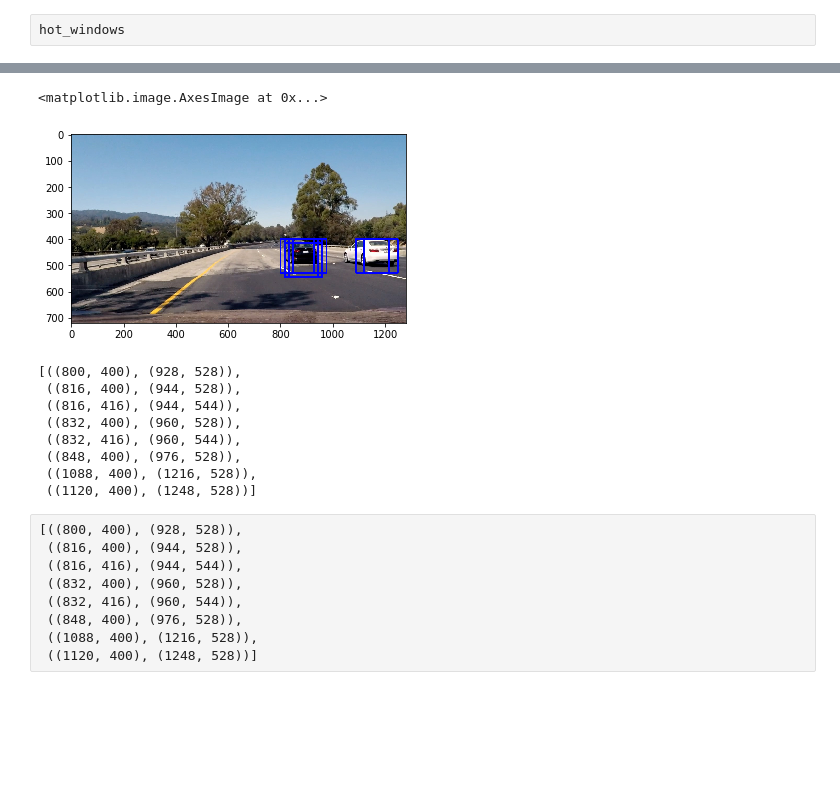
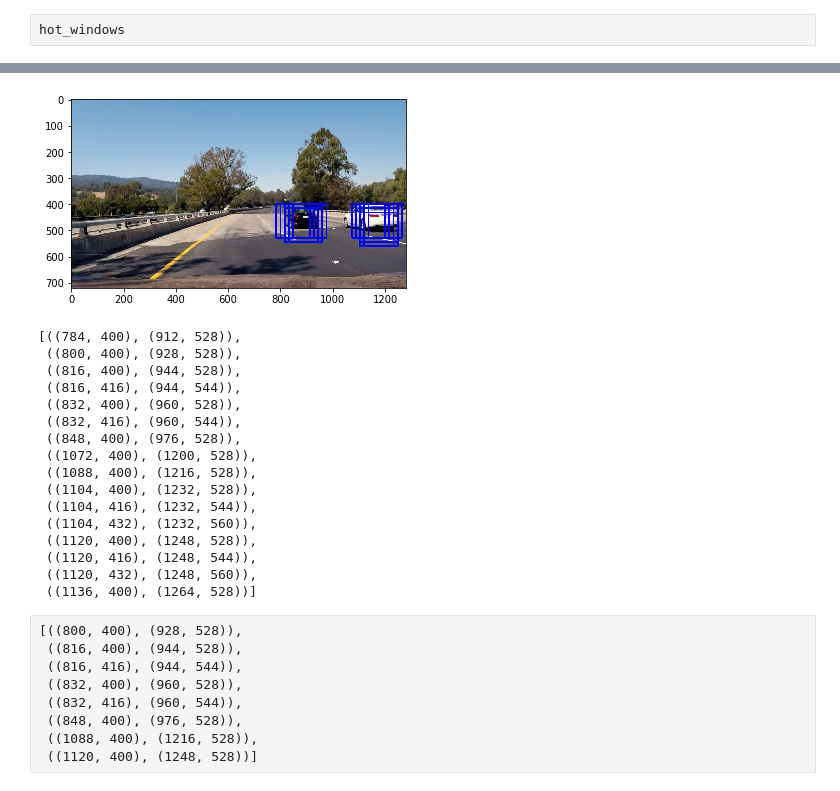
Before and after one commit to tmandzak/CarND-Vehicle-Detection-P5, a Jupyter notebook: SearchClassify.ipynb, the cells around one changed output, grey strips where cells are left out. Cells and saved outputs as stored; diff of their text form; code cells hidden in the pictures; blank space fills up the shorter version.

```diff
--- a/SearchClassify.ipynb
+++ b/SearchClassify.ipynb
@@ -71,7 +71,7 @@ def get_hog_features(img, orient, pix_per_cell, cell_per_block, ravel=True, feat
         features = hog(img[:,:,channel], orientations=orient,
                               pixels_per_cell=(pix_per_cell, pix_per_cell),
                               cells_per_block=(cell_per_block, cell_per_block),
-                              transform_sqrt=transform_sqrt,
+                              transform_sqrt=transform_sqrt,  block_norm='L2-Hys',
                               visualise=False, feature_vector=feature_vector)
         hog_features.append( features )
 
@@ -319,7 +312,7 @@ C:\Users\ETASMAK\AppData\Local\Continuum\Miniconda3\envs\carnd-term1\lib\site-pa
 hot_windows
 # %%
 # Define a single function that can extract features using hog sub-sampling and make predictions
-def find_cars(img, color_space, svc, X_scaler,
+def detect_cars(img, color_space, svc, X_scaler,
               x_start_stop=[None, None], y_start_stop=[None, None],
               scale=2, overlap=48/64, orient=9, pix_per_cell=8, cell_per_block=2,
               spatial_size=8, hist_bins=32,
@@ -419,7 +412,7 @@ draw_image = np.copy(image)
 scale = 2
 overlap=56/64
 
-hot_windows = find_cars(image, color_space, svc, X_scaler,  x_start_stop, y_start_stop, scale,
+hot_windows = detect_cars(image, color_space, svc, X_scaler,  x_start_stop, y_start_stop, scale,
                         overlap, orient, pix_per_cell, cell_per_block, spatial_size, hist_bins,
                         spatial_feat, hist_feat, hog_feat)
 window_img = draw_boxes(draw_image, hot_windows, color=(0, 0, 255), thick=6)
@@ -430,16 +422,23 @@ C:\Users\ETASMAK\AppData\Local\Continuum\Miniconda3\envs\carnd-term1\lib\site-pa
-<matplotlib.image.AxesImage at 0x...>
-[figure, old version]
+[figure, new version]
 # %%
 hot_windows
 # %% [output]
-[((800, 400), (928, 528)),
+[((784, 400), (912, 528)),
+ ((800, 400), (928, 528)),
  ((816, 400), (944, 528)),
  ((816, 416), (944, 544)),
  ((832, 400), (960, 528)),
  ((832, 416), (960, 544)),
  ((848, 400), (976, 528)),
+ ((1072, 400), (1200, 528)),
  ((1088, 400), (1216, 528)),
- ((1120, 400), (1248, 528))]
+ ((1104, 400), (1232, 528)),
+ ((1104, 416), (1232, 544)),
+ ((1104, 432), (1232, 560)),
+ ((1120, 400), (1248, 528)),
+ ((1120, 416), (1248, 544)),
+ ((1120, 432), (1248, 560)),
+ ((1136, 400), (1264, 528))]
 # %% [raw]
 [((800, 400), (928, 528)),
  ((816, 400), (944, 528)),
```
Also changed, not shown: parts of 8 cells of this notebook, 2 other files.
